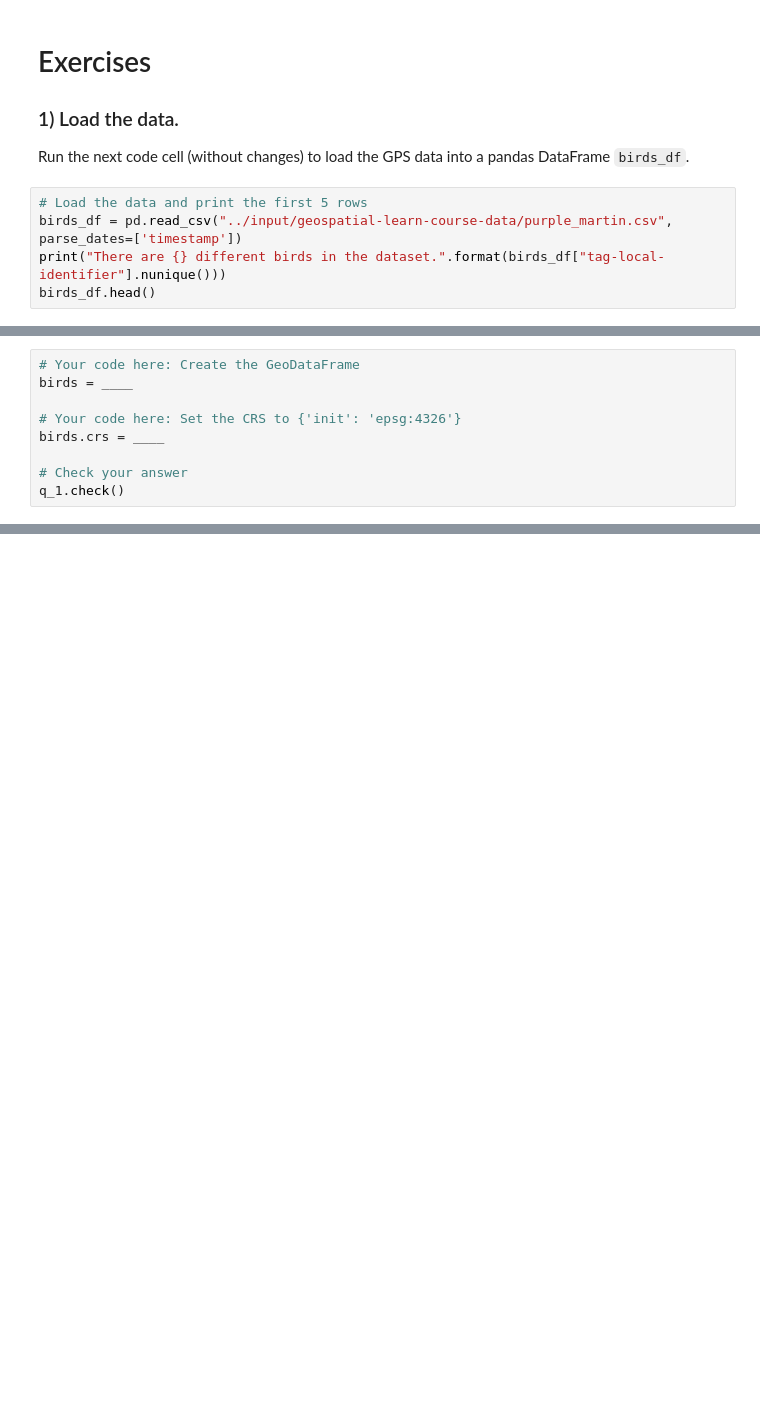
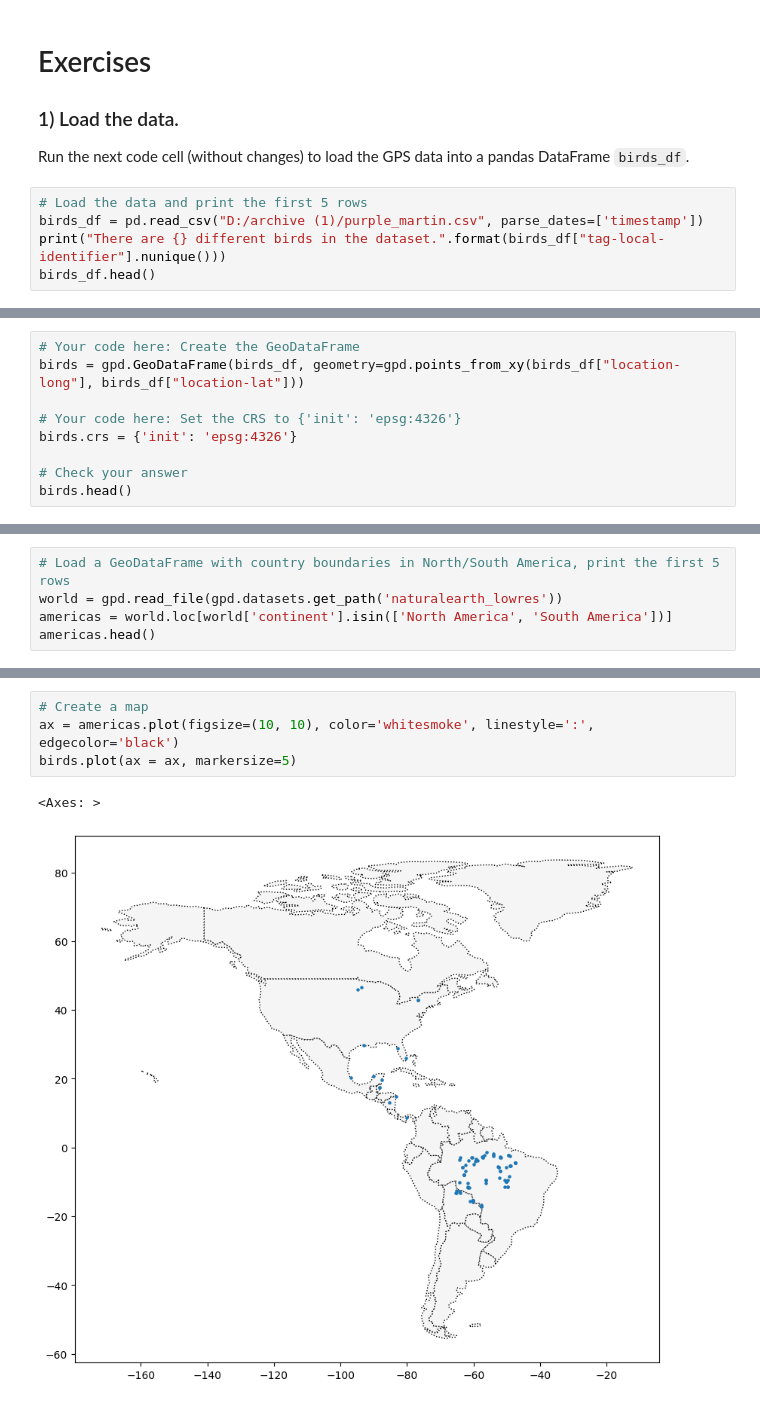
Before and after one commit to kdayeon/kimdayeonblog, a Jupyter notebook: Exercise/2. Coordinate Reference Systems.ipynb, the cells around one changed output, grey strips where cells are left out. Saved outputs shown, nothing was run; the diff lists cells and outputs as text; blank space fills up the shorter version.

```diff
--- a/Exercise/2. Coordinate Reference Systems.ipynb
+++ b/Exercise/2. Coordinate Reference Systems.ipynb
@@ -37,6 +41,6 @@ Error:
 Run the next code cell (without changes) to load the GPS data into a pandas DataFrame `birds_df`.
 # %%
 # Load the data and print the first 5 rows
-birds_df = pd.read_csv("../input/geospatial-learn-course-data/purple_martin.csv", parse_dates=['timestamp'])
+birds_df = pd.read_csv("D:/archive (1)/purple_martin.csv", parse_dates=['timestamp'])
 print("There are {} different birds in the dataset.".format(birds_df["tag-local-identifier"].nunique()))
 birds_df.head()
@@ -43,9 +55,9 @@ birds_df.head()
 # %%
 # Your code here: Create the GeoDataFrame
-birds = ____
+birds = gpd.GeoDataFrame(birds_df, geometry=gpd.points_from_xy(birds_df["location-long"], birds_df["location-lat"]))
 
 # Your code here: Set the CRS to {'init': 'epsg:4326'}
-birds.crs = ____
+birds.crs = {'init': 'epsg:4326'}
 
 # Check your answer
-q_1.check()
+birds.head()
@@ -51,0 +73,5 @@ q_1.check()
+# %%
+# Load a GeoDataFrame with country boundaries in North/South America, print the first 5 rows
+world = gpd.read_file(gpd.datasets.get_path('naturalearth_lowres'))
+americas = world.loc[world['continent'].isin(['North America', 'South America'])]
+americas.head()
@@ -51,0 +85,7 @@ q_1.check()
+# %%
+# Create a map
+ax = americas.plot(figsize=(10, 10), color='whitesmoke', linestyle=':', edgecolor='black')
+birds.plot(ax = ax, markersize=5)
+# %% [output]
+<Axes: >
+[figure, added]
```
Also changed, not shown: parts of 10 cells of this notebook, 15 other files.
